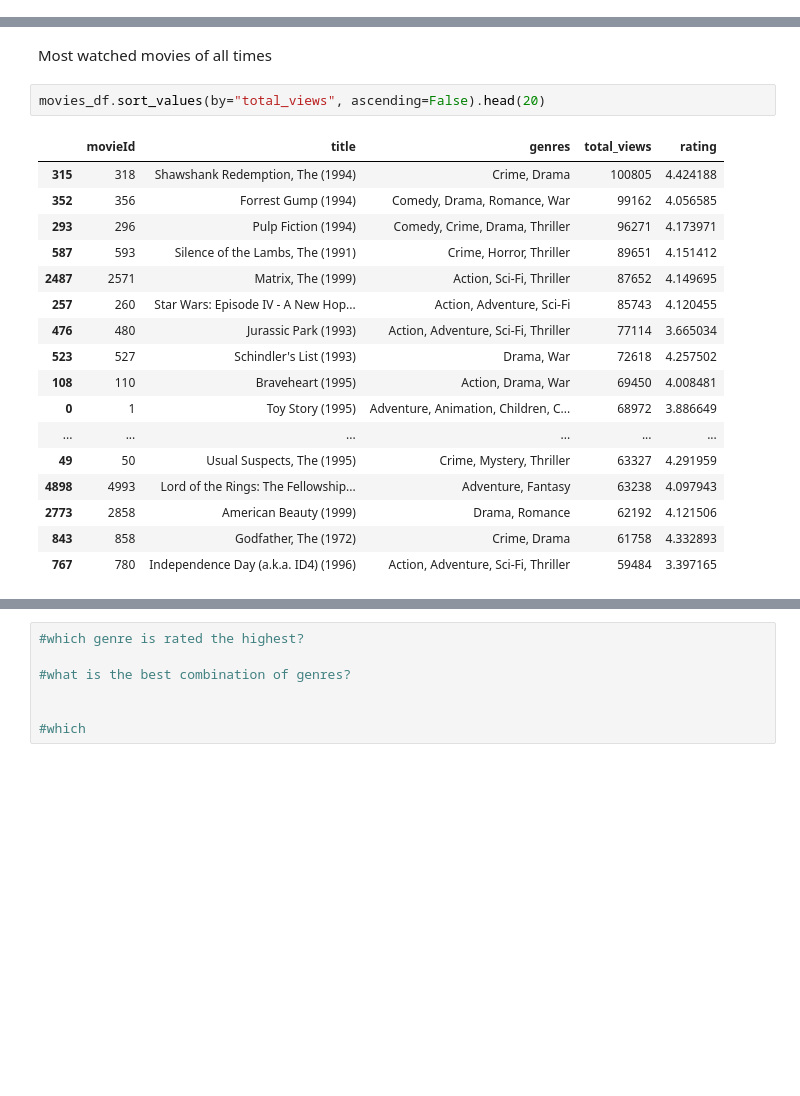
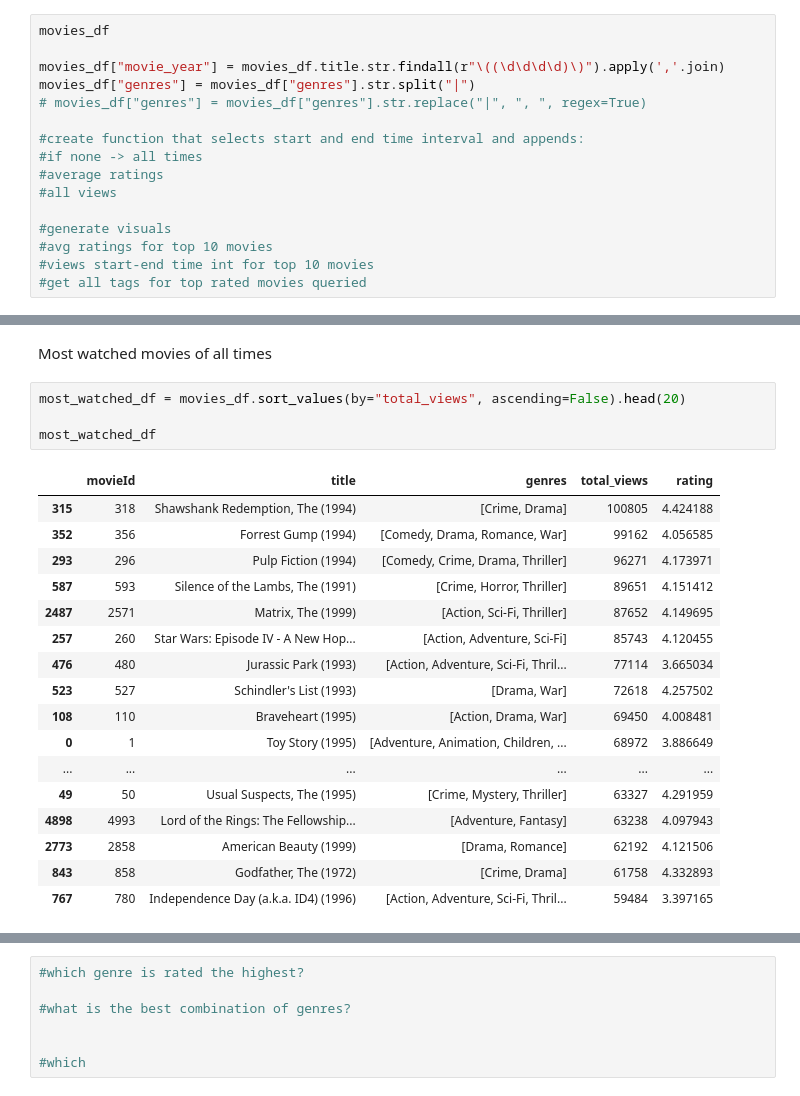
Before and after one commit to cesareressa/data_analysis, a Jupyter notebook: exploratory_analysis.ipynb, the cells around one changed output, grey strips where cells are left out. Drawn from its saved outputs; the diff is of its cells as text; blank space fills up the shorter version.

```diff
--- a/exploratory_analysis.ipynb
+++ b/exploratory_analysis.ipynb
@@ -27,3 +26,19 @@ movies_df["genres"] = movies_df["genres"].str.split("|")
+# %%
+movies_df
+
+movies_df["movie_year"] = movies_df.title.str.findall(r"\((\d\d\d\d)\)").apply(','.join)
+movies_df["genres"] = movies_df["genres"].str.split("|")
+# movies_df["genres"] = movies_df["genres"].str.replace("|", ", ", regex=True)
+
+#create function that selects start and end time interval and appends:
+#if none -> all times
+#average ratings
+#all views
+
+#generate visuals
+#avg ratings for top 10 movies
+#views start-end time int for top 10 movies
+#get all tags for top rated movies queried
 # %%
 movies_df
 # %% [output]
@@ -315,22 +310,24 @@ movies_df
 # %% [markdown]
 Most watched movies of all times
 # %%
-movies_df.sort_values(by="total_views", ascending=False).head(20)
+most_watched_df = movies_df.sort_values(by="total_views", ascending=False).head(20)
+
+most_watched_df
 # %% [output]
 |  | movieId | title | genres | total_views | rating |
-| 315 | 318 | Shawshank Redemption, The (1994) | Crime, Drama | 100805 | 4.424188 |
-| 352 | 356 | Forrest Gump (1994) | Comedy, Drama, Romance, War | 99162 | 4.056585 |
-| 293 | 296 | Pulp Fiction (1994) | Comedy, Crime, Drama, Thriller | 96271 | 4.173971 |
-| 587 | 593 | Silence of the Lambs, The (1991) | Crime, Horror, Thriller | 89651 | 4.151412 |
-| 2487 | 2571 | Matrix, The (1999) | Action, Sci-Fi, Thriller | 87652 | 4.149695 |
-| 257 | 260 | Star Wars: Episode IV - A New Hop... | Action, Adventure, Sci-Fi | 85743 | 4.120455 |
-| 476 | 480 | Jurassic Park (1993) | Action, Adventure, Sci-Fi, Thriller | 77114 | 3.665034 |
-| 523 | 527 | Schindler's List (1993) | Drama, War | 72618 | 4.257502 |
-| 108 | 110 | Braveheart (1995) | Action, Drama, War | 69450 | 4.008481 |
-| 0 | 1 | Toy Story (1995) | Adventure, Animation, Children, C... | 68972 | 3.886649 |
+| 315 | 318 | Shawshank Redemption, The (1994) | [Crime, Drama] | 100805 | 4.424188 |
+| 352 | 356 | Forrest Gump (1994) | [Comedy, Drama, Romance, War] | 99162 | 4.056585 |
+| 293 | 296 | Pulp Fiction (1994) | [Comedy, Crime, Drama, Thriller] | 96271 | 4.173971 |
+| 587 | 593 | Silence of the Lambs, The (1991) | [Crime, Horror, Thriller] | 89651 | 4.151412 |
+| 2487 | 2571 | Matrix, The (1999) | [Action, Sci-Fi, Thriller] | 87652 | 4.149695 |
+| 257 | 260 | Star Wars: Episode IV - A New Hop... | [Action, Adventure, Sci-Fi] | 85743 | 4.120455 |
+| 476 | 480 | Jurassic Park (1993) | [Action, Adventure, Sci-Fi, Thril... | 77114 | 3.665034 |
+| 523 | 527 | Schindler's List (1993) | [Drama, War] | 72618 | 4.257502 |
+| 108 | 110 | Braveheart (1995) | [Action, Drama, War] | 69450 | 4.008481 |
+| 0 | 1 | Toy Story (1995) | [Adventure, Animation, Children, ... | 68972 | 3.886649 |
 | ... | ... | ... | ... | ... | ... |
-| 49 | 50 | Usual Suspects, The (1995) | Crime, Mystery, Thriller | 63327 | 4.291959 |
-| 4898 | 4993 | Lord of the Rings: The Fellowship... | Adventure, Fantasy | 63238 | 4.097943 |
-| 2773 | 2858 | American Beauty (1999) | Drama, Romance | 62192 | 4.121506 |
-| 843 | 858 | Godfather, The (1972) | Crime, Drama | 61758 | 4.332893 |
-| 767 | 780 | Independence Day (a.k.a. ID4) (1996) | Action, Adventure, Sci-Fi, Thriller | 59484 | 3.397165 |
+| 49 | 50 | Usual Suspects, The (1995) | [Crime, Mystery, Thriller] | 63327 | 4.291959 |
+| 4898 | 4993 | Lord of the Rings: The Fellowship... | [Adventure, Fantasy] | 63238 | 4.097943 |
+| 2773 | 2858 | American Beauty (1999) | [Drama, Romance] | 62192 | 4.121506 |
+| 843 | 858 | Godfather, The (1972) | [Crime, Drama] | 61758 | 4.332893 |
+| 767 | 780 | Independence Day (a.k.a. ID4) (1996) | [Action, Adventure, Sci-Fi, Thril... | 59484 | 3.397165 |
```
Also changed, not shown: parts of 9 cells of this notebook.
